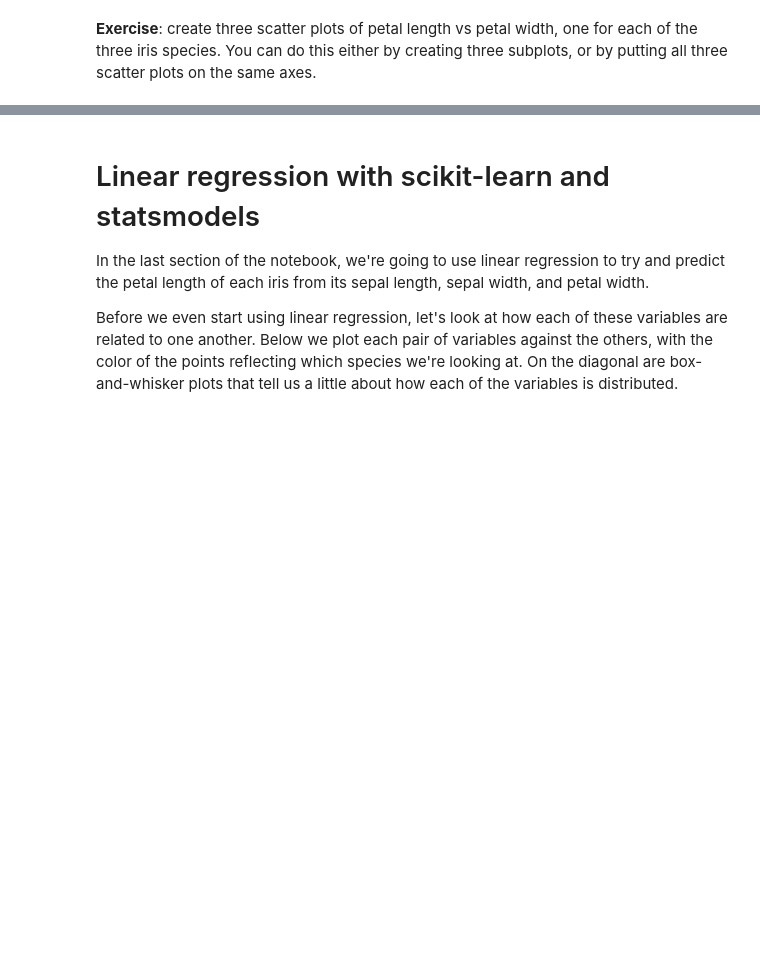
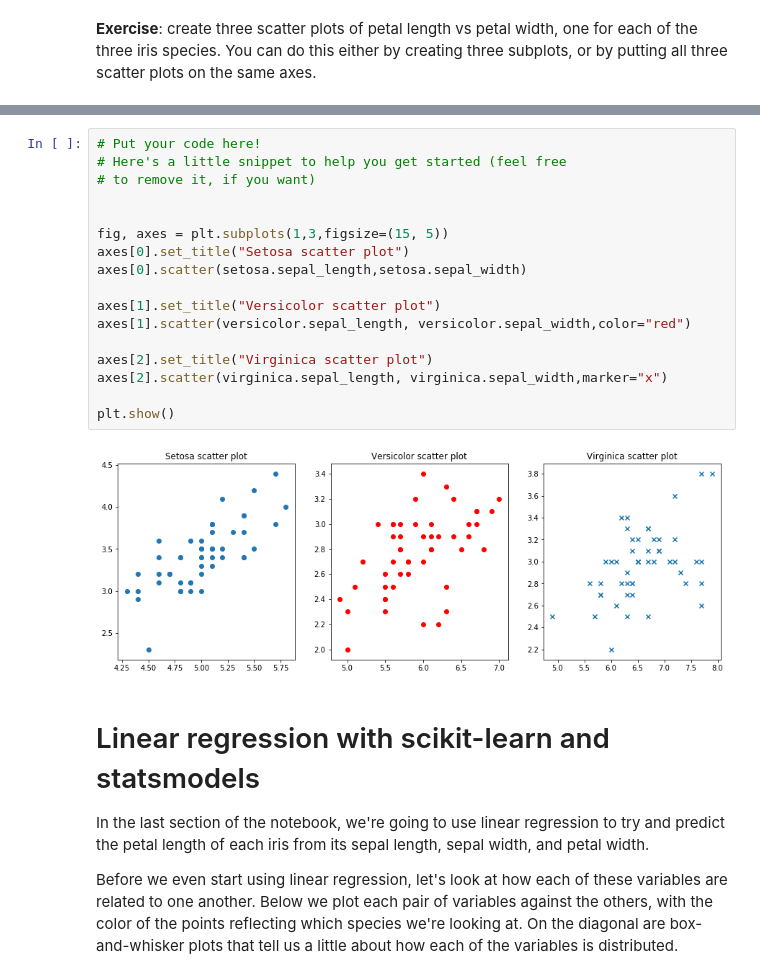
Before and after one commit to PingWinnieChan/jupyterds, a Jupyter notebook: 1-basics.ipynb, the cells around one changed output, grey strips where cells are left out. Saved outputs shown, nothing was run; the diff lists cells and outputs as text; blank space fills up the shorter version.

```diff
--- a/1-basics.ipynb
+++ b/1-basics.ipynb
@@ -360,3 +571,22 @@ virginica = iris.query('species == "virginica"')
+# %%
+# Put your code here!
+# Here's a little snippet to help you get started (feel free
+# to remove it, if you want)
+
+
+fig, axes = plt.subplots(1,3,figsize=(15, 5))
+axes[0].set_title("Setosa scatter plot")
+axes[0].scatter(setosa.sepal_length,setosa.sepal_width)
+
+axes[1].set_title("Versicolor scatter plot")
+axes[1].scatter(versicolor.sepal_length, versicolor.sepal_width,color="red")
+
+axes[2].set_title("Virginica scatter plot")
+axes[2].scatter(virginica.sepal_length, virginica.sepal_width,marker="x")
+
+plt.show()
+# %% [output]
+[figure, added]
 # %% [markdown]
 # Linear regression with scikit-learn and statsmodels
 In the last section of the notebook, we're going to use linear regression to try and predict the petal length of each iris from its sepal length, sepal width, and petal width.
```
Also changed, not shown: parts of 40 cells of this notebook.
